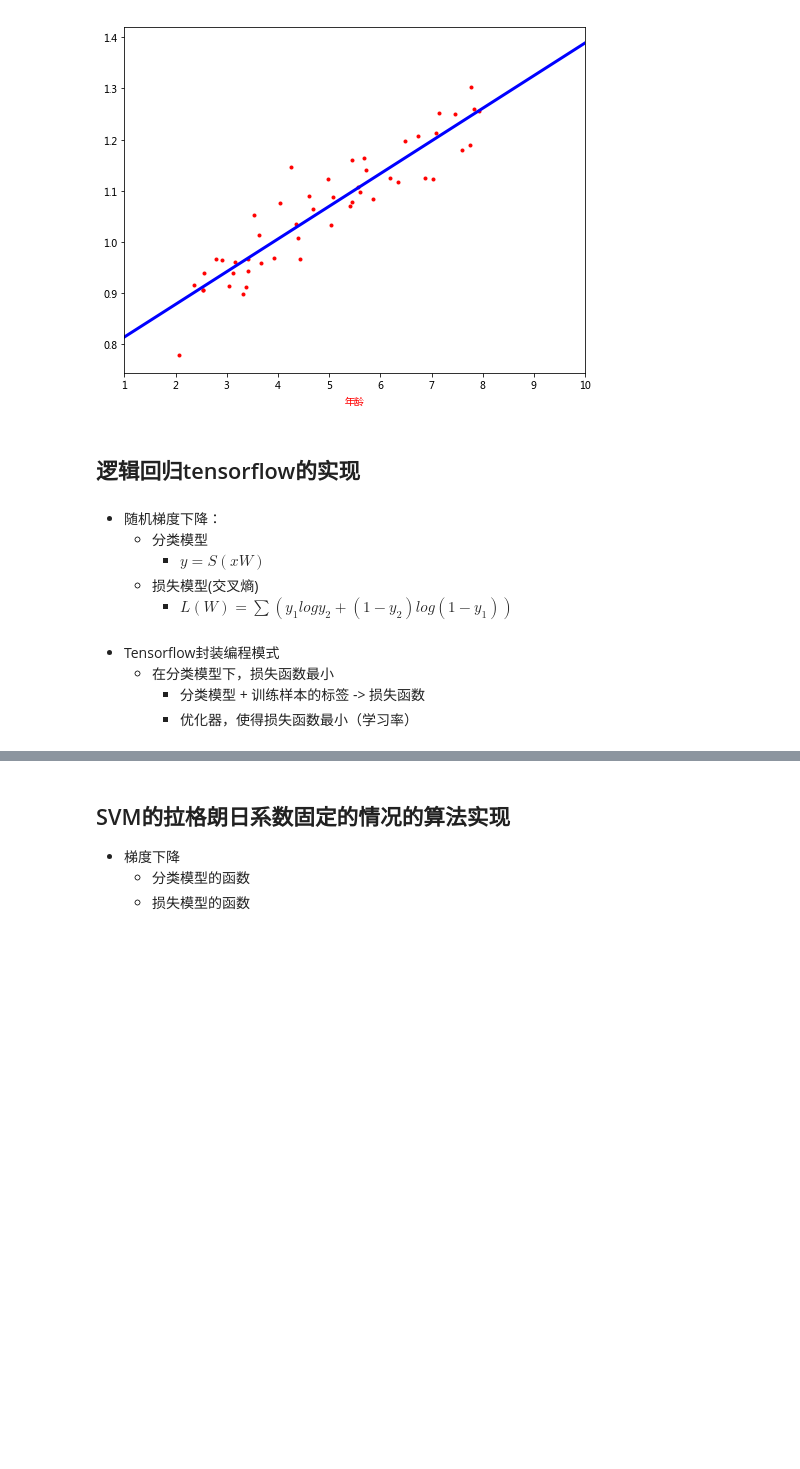
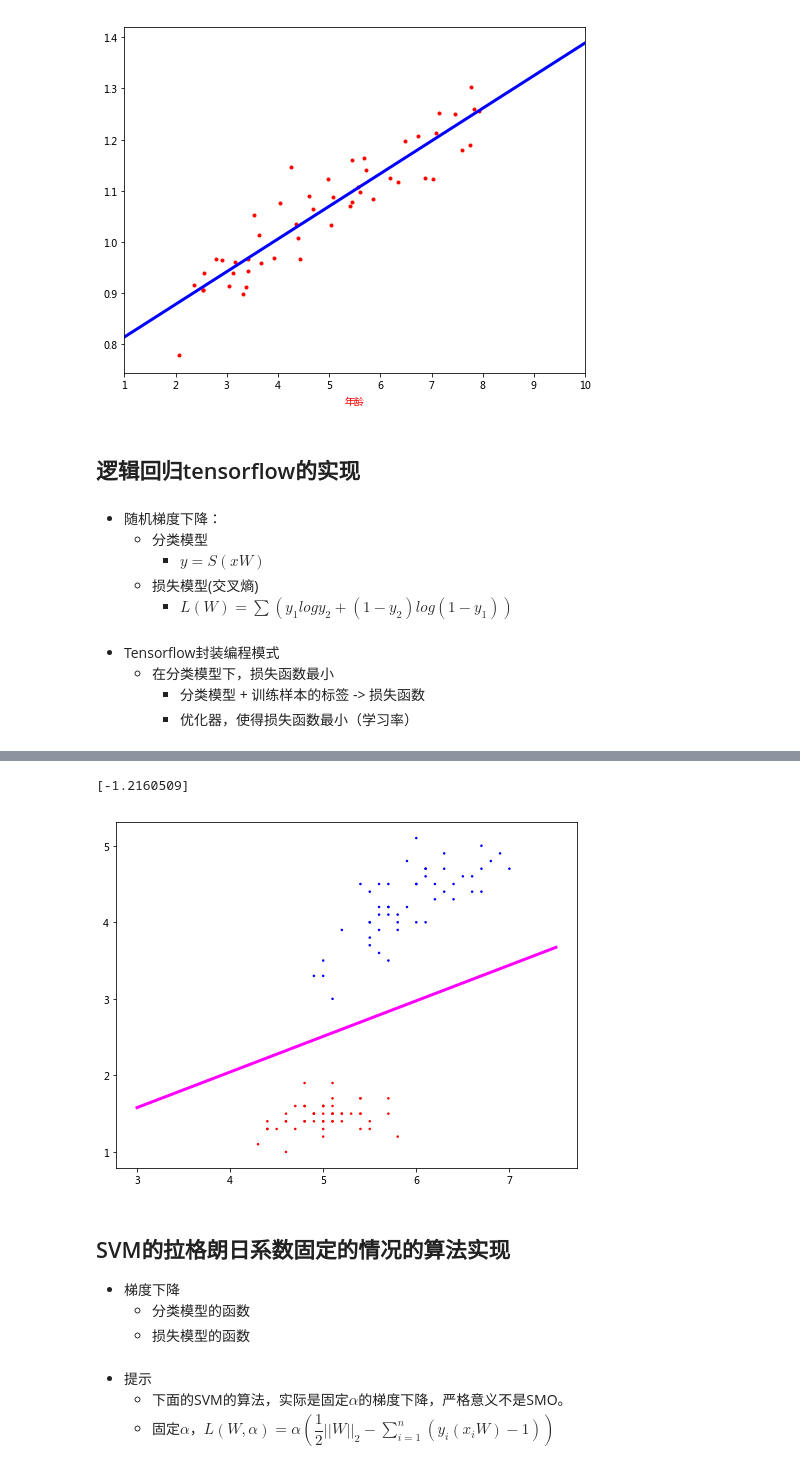
Before and after one commit to QiangAI/ClassCodes, a Jupyter notebook: day22/day22.ipynb, the cells around one changed output, grey strips where cells are left out. Saved outputs shown, nothing was run; the diff lists cells and outputs as text; code cells hidden in the pictures; blank space fills up the shorter version.

```diff
--- a/day22/day22.ipynb
+++ b/day22/day22.ipynb
@@ -587,8 +587,8 @@ import tensorflow as tf
 
 # 鸢尾花
 
-FEATURE_NUM = 4
-OUTPUT_NUM = 1
+FEATURE_NUM = 4    # 训练数据的特征
+OUTPUT_NUM = 1     # 输出特征（唯一分类样本的特征）
 # 1. 描述量（分类模型，损失函数，优化器）
 # 1.1.  y_o = S(xW+b)
 # 1.2. loss = f(y_o,  y)
@@ -632,11 +632,11 @@ Y = target[0:100]
 # 一定要确保：输入数据与占位符shape保持一致
 Y = Y.reshape( (Y.shape[0],  OUTPUT_NUM))
 
-train_num =10000
+train_num =1000
 for i in range(train_num):
-    session.run(trainer, feed_dict={x:X, y:Y})
+    session.run(trainer, feed_dict={x:X, y:Y})    # 随机（不使用所有样本，而是使用样本的一部分）梯度
     # 获取训练以后w与b
     re_w = session.run(w)
     re_b = session.run(b)
     re_loss = session.run(loss, feed_dict={x: X, y: Y})
-    print(F'第{i:04d}次训练:',re_w.T, '\t', re_loss)
+#     print(F'第{i:04d}次训练:',re_w.T, '\t', re_loss)
@@ -686,6 +729,38 @@ print(pre[50:100])
+# %%
+# 分类预测
+pre = session.run(y_p,feed_dict={x: X})
+re_w = session.run(w)
+re_b = session.run(b)
+# %%
+%matplotlib inline
+import matplotlib.pyplot as plt
+import matplotlib as mlb
+
+figure = plt.figure('逻辑回归鸢尾花可视化', figsize=(8, 6))
+ax = figure.add_axes([0.1, 0.1, 0.8, 0.8])
+
+colors = mlb.colors.ListedColormap([(1, 0, 0, 1), (0, 0, 1, 1)])
+# 可视化样本点
+# 可视化分类边界（分类直线，区域, 对不同的输出值使用不同的颜色可视化）
+ax.scatter(X[:,0], X[:,1], s=3**2, marker='.', c=pre[:,0], cmap=colors)   # mlb.cm.get_cmap('cool')
+# 分类实现可视化
+print(re_b)
+xx = np.linspace(3, 7.5, 100)
+yy =- (xx * re_w[0, 0]  + re_b[0])/ re_w[1, 0]
+
+ax.plot(xx,yy, color=(1,0,1,1) ,linewidth=3)
+
+plt.show()
+# %% [output]
+[-1.2160509]
+[figure, added]
 # %% [markdown]
 ## SVM的拉格朗日系数固定的情况的算法实现
 
 - 梯度下降
     - 分类模型的函数
     - 损失模型的函数
+# %% [markdown]
+- 提示
+    - 下面的SVM的算法，实际是固定$\alpha$的梯度下降，严格意义不是SMO。
+    - 固定$\alpha$，$L(W, \alpha)= \alpha (\dfrac{1}{2} ||W||_2 - \sum \limits _{i=1} ^{n}  (y_i (x_i W)- 1))  $
```
Also changed, not shown: parts of 9 cells of this notebook, 3 other files.
